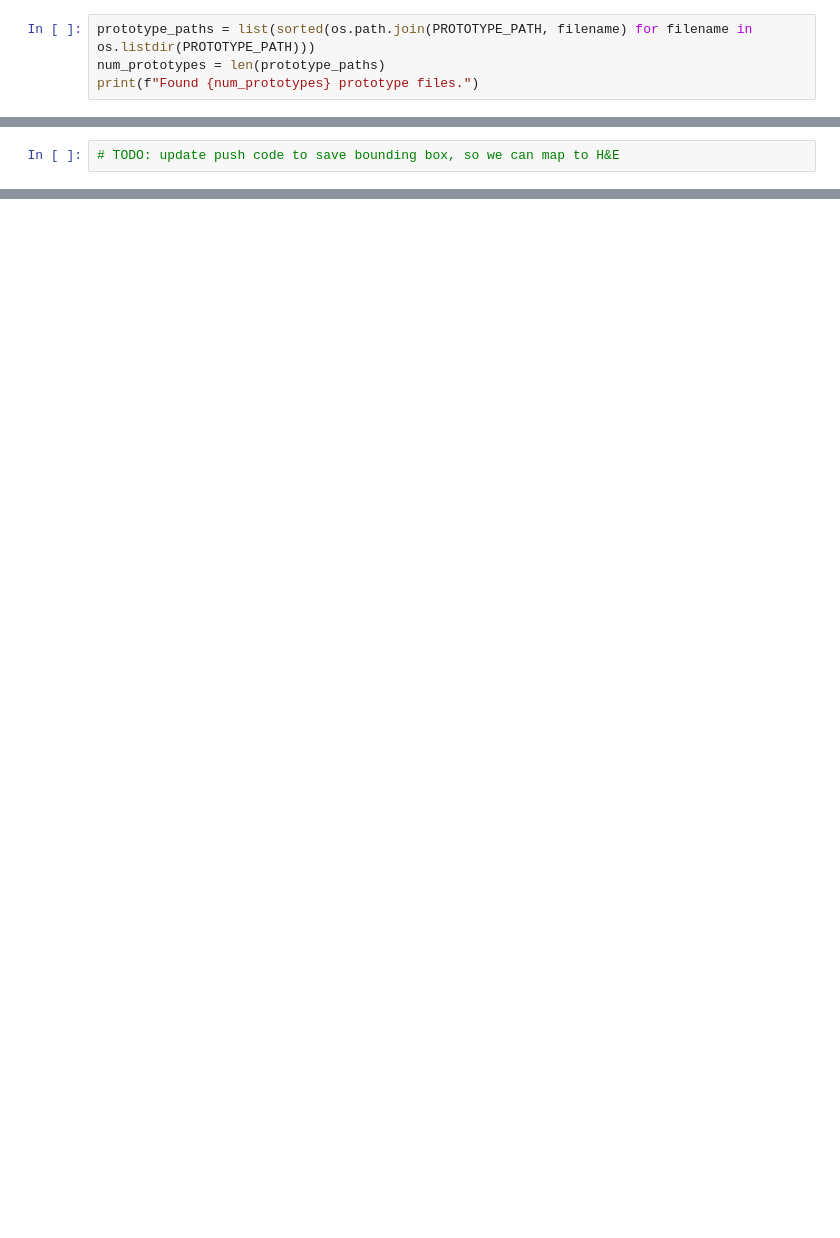
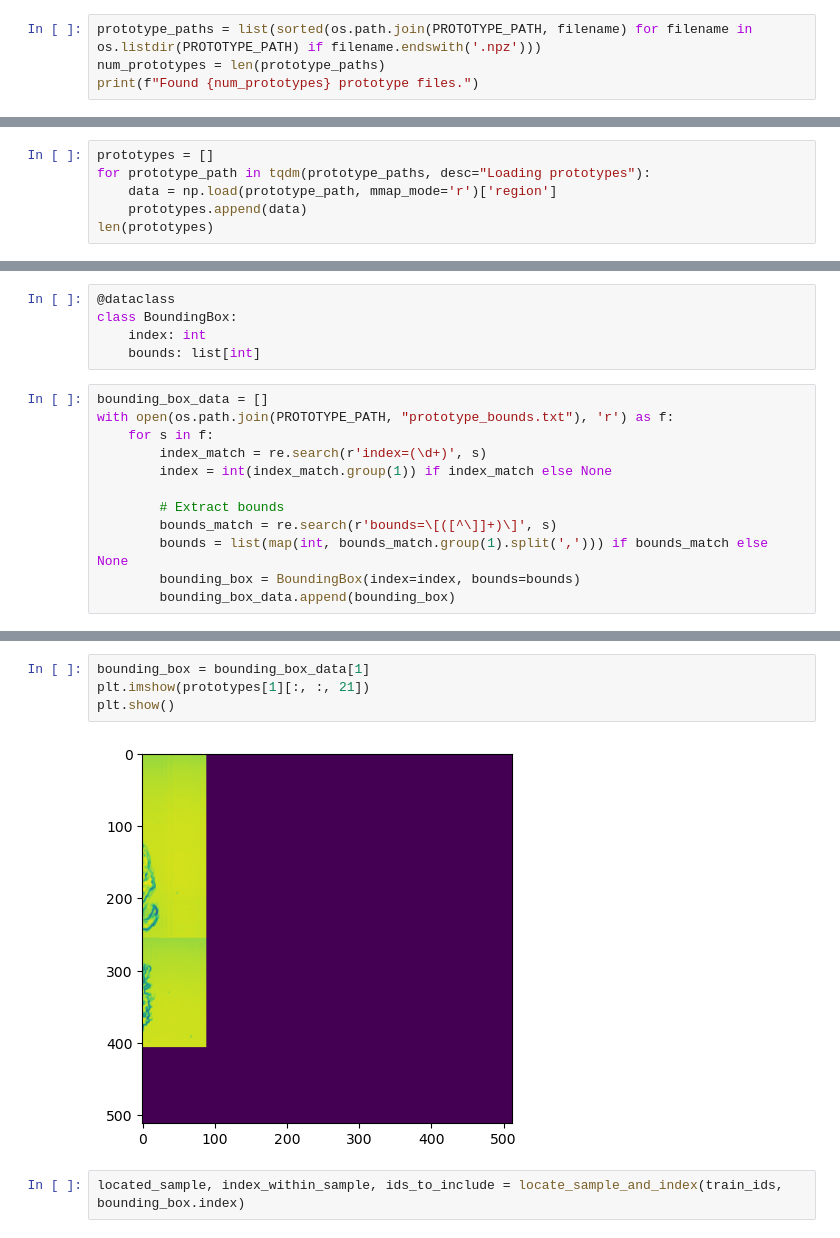
Before and after one commit to cyber-chris/this-does-not-look-like-that, a Jupyter notebook: prototype_viz.ipynb, the cells around one changed output, grey strips where cells are left out. Cells and saved outputs as stored; diff of their text form; blank space fills up the shorter version.

Commit message:
implement h&e lookup of bounding box

```diff
--- a/prototype_viz.ipynb
+++ b/prototype_viz.ipynb
@@ -8,5 +15,5 @@ PROTOTYPE_PATH = "prototypes/"
 # %%
-prototype_paths = list(sorted(os.path.join(PROTOTYPE_PATH, filename) for filename in os.listdir(PROTOTYPE_PATH)))
+prototype_paths = list(sorted(os.path.join(PROTOTYPE_PATH, filename) for filename in os.listdir(PROTOTYPE_PATH) if filename.endswith('.npz')))
 num_prototypes = len(prototype_paths)
 print(f"Found {num_prototypes} prototype files.")
 # %% [output]
@@ -13,0 +21,6 @@ Found 60 prototype files.
+# %%
+prototypes = []
+for prototype_path in tqdm(prototype_paths, desc="Loading prototypes"):
+    data = np.load(prototype_path, mmap_mode='r')['region']
+    prototypes.append(data)
+len(prototypes)
@@ -30,2 +34,17 @@ Prototype shape: (512, 512, 24)
+# %%
+@dataclass
+class BoundingBox:
+    index: int
+    bounds: list[int]
 # %%
-# TODO: update push code to save bounding box, so we can map to H&E
+bounding_box_data = []
+with open(os.path.join(PROTOTYPE_PATH, "prototype_bounds.txt"), 'r') as f:
+    for s in f:
+        index_match = re.search(r'index=(\d+)', s)
+        index = int(index_match.group(1)) if index_match else None
+
+        # Extract bounds
+        bounds_match = re.search(r'bounds=\[([^\]]+)\]', s)
+        bounds = list(map(int, bounds_match.group(1).split(','))) if bounds_match else None
+        bounding_box = BoundingBox(index=index, bounds=bounds)
+        bounding_box_data.append(bounding_box)
@@ -31,0 +113,8 @@ Prototype shape: (512, 512, 24)
+# %%
+bounding_box = bounding_box_data[1]
+plt.imshow(prototypes[1][:, :, 21])
+plt.show()
+# %% [output]
+[figure, added]
+# %%
+located_sample, index_within_sample, ids_to_include = locate_sample_and_index(train_ids, bounding_box.index)
```
Also changed, not shown: parts of 14 cells of this notebook.
